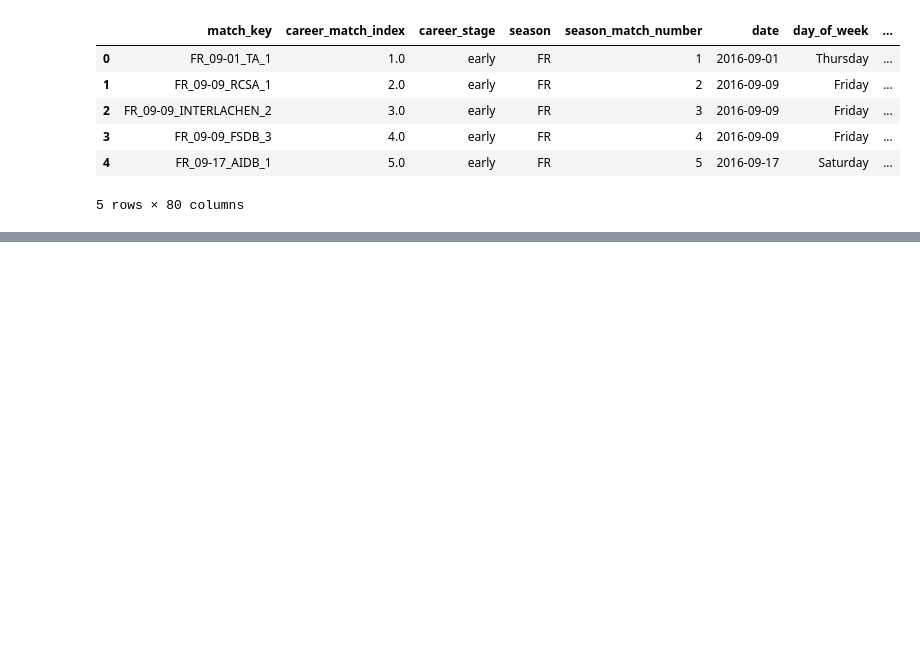
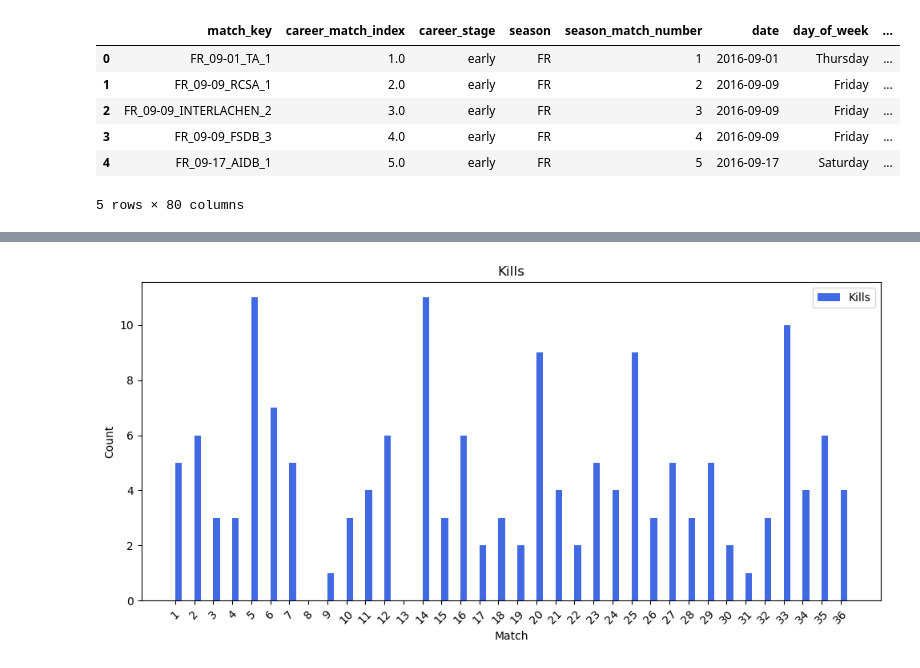
Before and after one commit to drblitx/model-volleyball, a Jupyter notebook: visualizations/fr_viz.ipynb, the cells around one changed output, grey strips where cells are left out. Drawn from its saved outputs; the diff is of its cells as text; code cells hidden in the pictures; blank space fills up the shorter version.

Commit message:
adding ML basics, and working on fr visuals

```diff
--- a/visualizations/fr_viz.ipynb
+++ b/visualizations/fr_viz.ipynb
@@ -23,0 +103,21 @@ fr.head()
+# %%
+matches = fr['season_match_number']
+kills = fr['kills']
+
+x = np.arange(len(matches))  # positions for bars
+width = 0.35  # width of bars
+
+fig, ax = plt.subplots(figsize=(10, 5))
+ax.bar(x + width/2, kills, width, label='Kills', color='royalblue')
+
+ax.set_xlabel('Match')
+ax.set_ylabel('Count')
+ax.set_title('Kills')
+ax.set_xticks(x)
+ax.set_xticklabels(matches, rotation=45)
+ax.legend()
+
+plt.tight_layout()
+plt.show()
+# %% [output]
+[figure, added]
```
Also changed, not shown: parts of 6 cells of this notebook, 3 other files.
